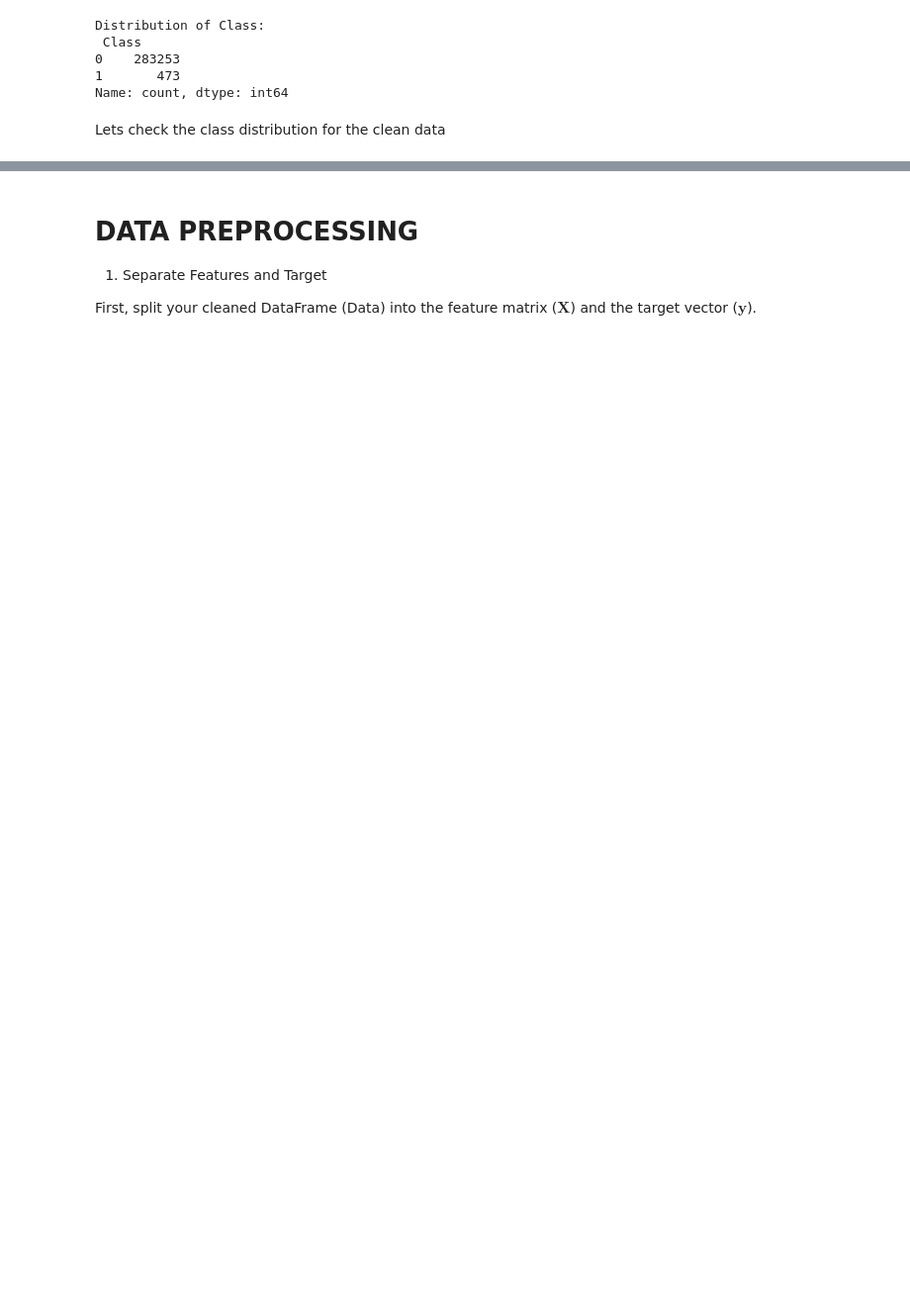
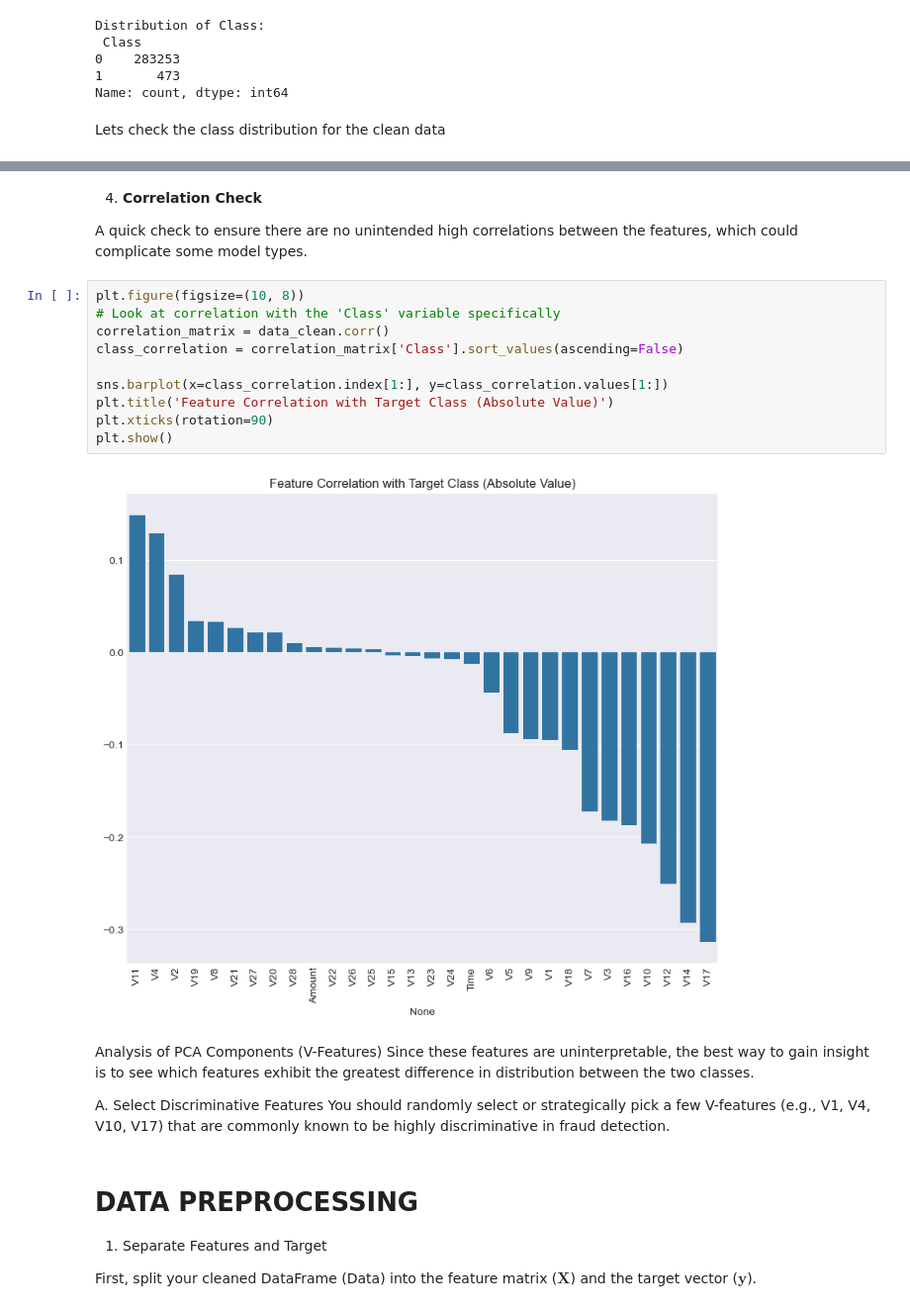
Before and after one commit to mwendemichelle4-dev/Credit-Card-Fraud-Detection-Analysis, a Jupyter notebook: Notebook.ipynb, the cells around one changed output, grey strips where cells are left out. Shown at 99% size. Saved outputs shown, nothing was run; the diff lists cells and outputs as text; blank space fills up the shorter version.

```diff
--- a/Notebook.ipynb
+++ b/Notebook.ipynb
@@ -320,3 +365,25 @@ plt.show()
+# %% [markdown]
+4. **Correlation Check**
+
+A quick check to ensure there are no unintended high correlations between the features, which could complicate some model types.
+# %%
+plt.figure(figsize=(10, 8))
+# Look at correlation with the 'Class' variable specifically
+correlation_matrix = data_clean.corr()
+class_correlation = correlation_matrix['Class'].sort_values(ascending=False)
+
+sns.barplot(x=class_correlation.index[1:], y=class_correlation.values[1:])
+plt.title('Feature Correlation with Target Class (Absolute Value)')
+plt.xticks(rotation=90)
+plt.show()
+# %% [output]
+[figure, added]
+# %% [markdown]
+Analysis of PCA Components (V-Features)
+Since these features are uninterpretable, the best way to gain insight is to see which features exhibit the greatest difference in distribution between the two classes.
+
+A. Select Discriminative Features
+You should randomly select or strategically pick a few V-features (e.g., V1, V4, V10, V17) that are commonly known to be highly discriminative in fraud detection.
 # %% [markdown]
 # **DATA PREPROCESSING**
 
```
Also changed, not shown: parts of 15 cells of this notebook.
